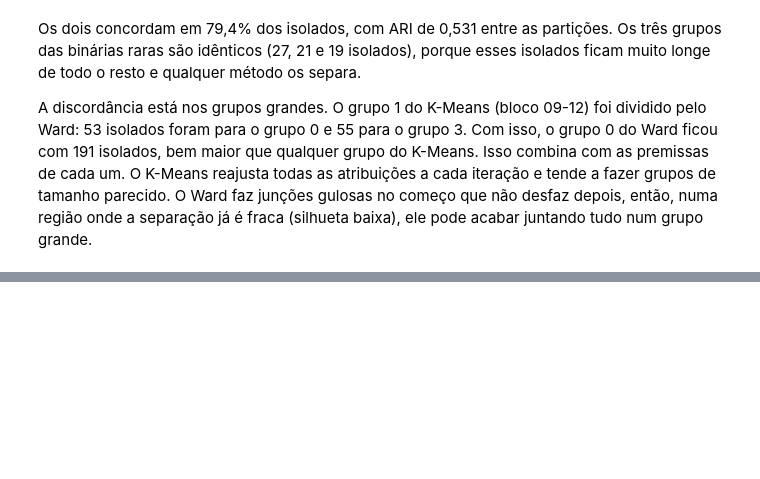
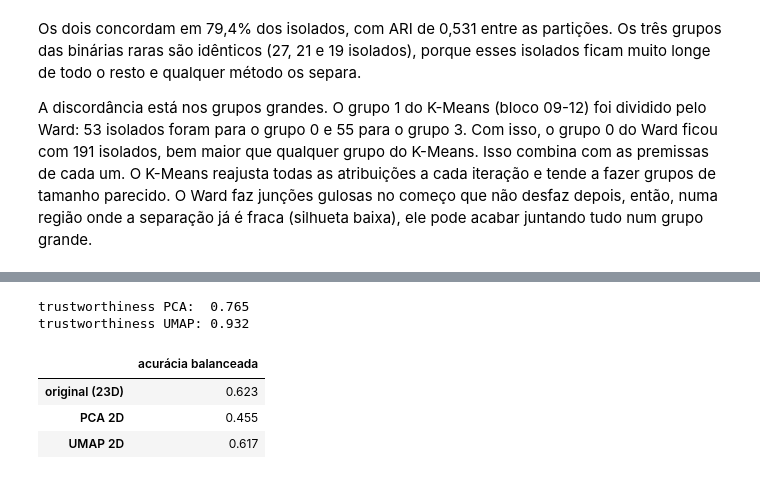
Before and after one commit to dharahadi/t1-aprendizado-maquina, a Jupyter notebook: T1_Regenera.ipynb, the cells around one changed output, grey strips where cells are left out. Saved outputs shown, nothing was run; the diff lists cells and outputs as text; code cells hidden in the pictures; blank space fills up the shorter version.

```diff
--- a/T1_Regenera.ipynb
+++ b/T1_Regenera.ipynb
@@ -736,0 +845,18 @@ A discordância está nos grupos grandes. O grupo 1 do K-Means (bloco 09-12) foi
+# %%
+print(f"trustworthiness PCA:  {trustworthiness(X, emb_pca, n_neighbors=10):.3f}")
+print(f"trustworthiness UMAP: {trustworthiness(X, emb_umap, n_neighbors=10):.3f}")
+
+cv = StratifiedKFold(5, shuffle=True, random_state=SEED)
+util = {}
+for nome, rep in [("original (23D)", X), ("PCA 2D", emb_pca), ("UMAP 2D", emb_umap)]:
+    modelo = make_pipeline(StandardScaler(), KNeighborsClassifier(7))
+    util[nome] = cross_val_score(modelo, rep[tg], gram, cv=cv, scoring="balanced_accuracy").mean()  # so linhas com gram
+
+pd.Series(util, name="acurácia balanceada").round(3).to_frame()
+# %% [output]
+trustworthiness PCA:  0.765
+trustworthiness UMAP: 0.932
+|  | acurácia balanceada |
+| original (23D) | 0.623 |
+| PCA 2D | 0.455 |
+| UMAP 2D | 0.617 |
```
Also changed, not shown: parts of 12 cells of this notebook.
